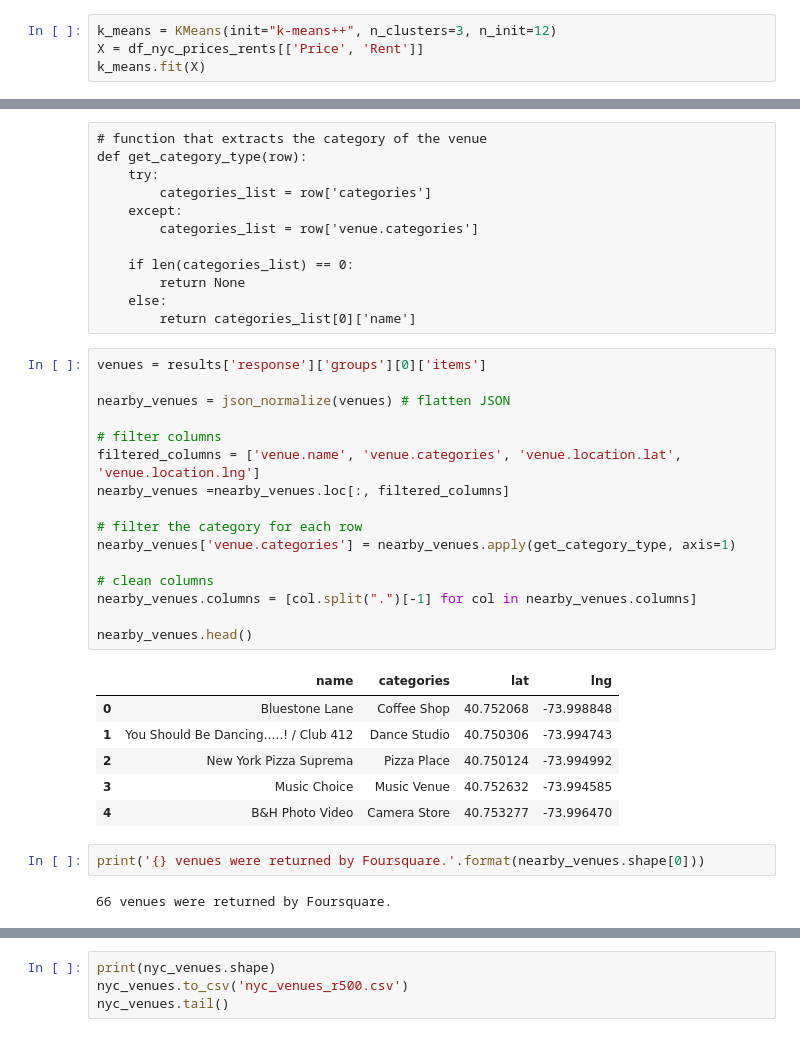
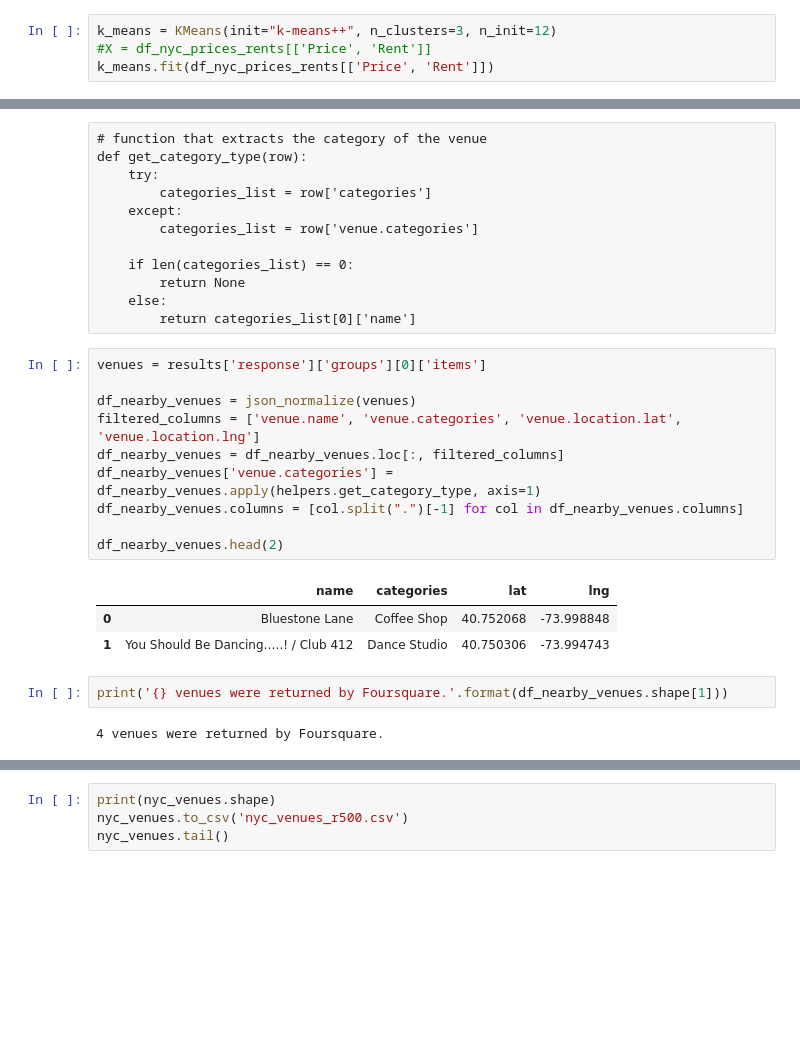
Before and after one commit to allaccountstaken/predicting_urban_home_values, a Jupyter notebook: Predicting Home Values Using Venues.ipynb, the cells around one changed output, grey strips where cells are left out. Drawn from its saved outputs; the diff is of its cells as text; blank space fills up the shorter version.

Commit message:
extend function getNearbyVenues

```diff
--- a/Predicting Home Values Using Venues.ipynb
+++ b/Predicting Home Values Using Venues.ipynb
@@ -214,7 +215,7 @@ Splitting by boroughs confirms this idea. When looking at the slope of regressio
 # %%
 k_means = KMeans(init="k-means++", n_clusters=3, n_init=12)
-X = df_nyc_prices_rents[['Price', 'Rent']]
-k_means.fit(X)
+#X = df_nyc_prices_rents[['Price', 'Rent']]
+k_means.fit(df_nyc_prices_rents[['Price', 'Rent']])
 # %% [output]
 KMeans(algorithm='auto', copy_x=True, init='k-means++', max_iter=300,
        n_clusters=3, n_init=12, n_jobs=None, precompute_distances='auto',
@@ -408,27 +384,18 @@ def get_category_type(row):
 # %%
 venues = results['response']['groups'][0]['items']
 
-nearby_venues = json_normalize(venues) # flatten JSON
+df_nearby_venues = json_normalize(venues)
+filtered_columns = ['venue.name', 'venue.categories', 'venue.location.lat', 'venue.location.lng']
+df_nearby_venues = df_nearby_venues.loc[:, filtered_columns]
+df_nearby_venues['venue.categories'] = df_nearby_venues.apply(helpers.get_category_type, axis=1)
+df_nearby_venues.columns = [col.split(".")[-1] for col in df_nearby_venues.columns]
 
-# filter columns
-filtered_columns = ['venue.name', 'venue.categories', 'venue.location.lat', 'venue.location.lng']
-nearby_venues =nearby_venues.loc[:, filtered_columns]
-
-# filter the category for each row
-nearby_venues['venue.categories'] = nearby_venues.apply(get_category_type, axis=1)
-
-# clean columns
-nearby_venues.columns = [col.split(".")[-1] for col in nearby_venues.columns]
-
-nearby_venues.head()
+df_nearby_venues.head(2)
 # %% [output]
 |  | name | categories | lat | lng |
 | 0 | Bluestone Lane | Coffee Shop | 40.752068 | -73.998848 |
 | 1 | You Should Be Dancing…..! / Club 412 | Dance Studio | 40.750306 | -73.994743 |
-| 2 | New York Pizza Suprema | Pizza Place | 40.750124 | -73.994992 |
-| 3 | Music Choice | Music Venue | 40.752632 | -73.994585 |
-| 4 | B&H Photo Video | Camera Store | 40.753277 | -73.996470 |
 # %%
-print('{} venues were returned by Foursquare.'.format(nearby_venues.shape[0]))
+print('{} venues were returned by Foursquare.'.format(df_nearby_venues.shape[1]))
 # %% [output]
-66 venues were returned by Foursquare.
+4 venues were returned by Foursquare.
```
Also changed, not shown: parts of 23 cells of this notebook, 3 other files.
